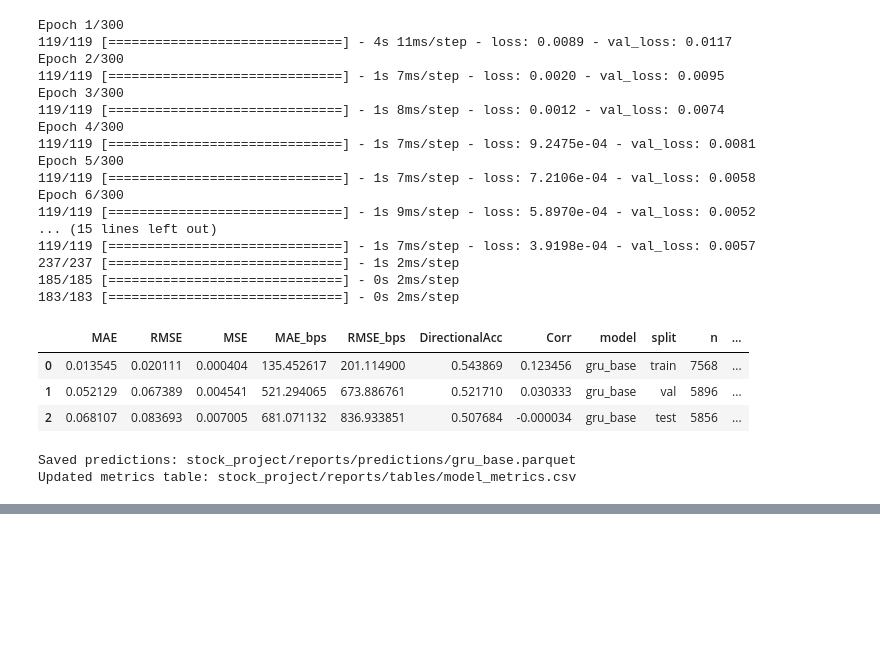
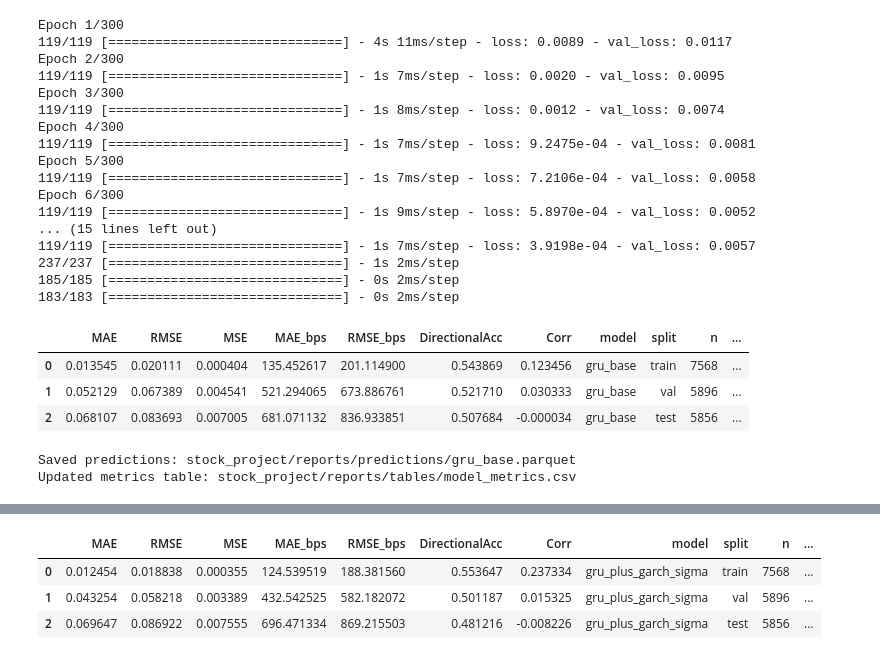
Before and after one commit to RichelCode/Final_Stock_Analysis, a Jupyter notebook: stock_market_final.ipynb, the cells around one changed output, grey strips where cells are left out. Cells and saved outputs as stored; diff of their text form; code cells hidden in the pictures; blank space fills up the shorter version.

Commit message:
Garch + GRU

```diff
--- a/stock_market_final.ipynb
+++ b/stock_market_final.ipynb
@@ -2514,0 +2545,87 @@ Updated metrics table: stock_project/reports/tables/model_metrics.csv
+# %%
+MODEL_NAME = "gru_plus_garch_sigma"
+
+# New feature set includes GARCH sigma
+NUM_FEATURES = num_features_plus_garch_sigma
+
+# Refit scaler on TRAIN numeric features only (because feature set changed)
+scaler = StandardScaler()
+scaler.fit(train_df_seq[NUM_FEATURES])
+
+# Rebuild sequences
+X_train, y_train, meta_train = make_sequences(train_df_seq, SEQ_LEN)
+X_val,   y_val,   meta_val   = make_sequences(val_df_seq, SEQ_LEN)
+X_test,  y_test,  meta_test  = make_sequences(test_df_seq, SEQ_LEN)
+
+print("Hybrid X_train:", X_train.shape)
+
+# Build same architecture
+n_features_total = X_train.shape[2]
+model = keras.Sequential([
+    layers.Input(shape=(SEQ_LEN, n_features_total)),
+    layers.GRU(32, dropout=0.1),
+    layers.Dense(16, activation="relu"),
+    layers.Dense(1)
+])
+
+model.compile(
+    optimizer=keras.optimizers.Adam(learning_rate=1e-3),
+    loss="mse"
+)
+
+callbacks = [
+    keras.callbacks.EarlyStopping(monitor="val_loss", patience=5, restore_best_weights=True)
+]
+
+history = model.fit(
+    X_train, y_train,
+    validation_data=(X_val, y_val),
+    epochs=300,
+    batch_size=64,
+    callbacks=callbacks,
+    verbose=1
+)
+
+# Predict
+pred_train = model.predict(X_train).reshape(-1)
+pred_val   = model.predict(X_val).reshape(-1)
+pred_test  = model.predict(X_test).reshape(-1)
+
+# Prediction frames
+pred_df = pd.concat([
+    pd.DataFrame({
+        "Date": meta_train["Date"].values,
+        "target_date": meta_train["target_date"].values,
+        "Ticker": meta_train["Ticker"].values,
+        "split": meta_train["split"].values,
+        "model": MODEL_NAME,
+        "y_true": y_train,
+        "y_pred": pred_train,
+    }),
+    pd.DataFrame({
+        "Date": meta_val["Date"].values,
+        "target_date": meta_val["target_date"].values,
+        "Ticker": meta_val["Ticker"].values,
+        "split": meta_val["split"].values,
+        "model": MODEL_NAME,
+        "y_true": y_val,
+        "y_pred": pred_val,
+    }),
+    pd.DataFrame({
+        "Date": meta_test["Date"].values,
+        "target_date": meta_test["target_date"].values,
+        "Ticker": meta_test["Ticker"].values,
+        "split": meta_test["split"].values,
+        "model": MODEL_NAME,
+        "y_true": y_test,
+        "y_pred": pred_test,
+    }),
+], ignore_index=True)
+
+pred_df["residual"] = pred_df["y_true"] - pred_df["y_pred"]
+
+metrics_df = evaluate_predictions(pred_df, MODEL_NAME, baseline_mse_by_split=BASELINE_MSE_BY_SPLIT)
+display(metrics_df)
+
+save_predictions_and_metrics(pred_df, metrics_df, MODEL_NAME)
+# %% [output]
@@ -2514,0 +2649,4 @@ Updated metrics table: stock_project/reports/tables/model_metrics.csv
+|  | MAE | RMSE | MSE | MAE_bps | RMSE_bps | DirectionalAcc | Corr | model | split | n | ... |
+| 0 | 0.012454 | 0.018838 | 0.000355 | 124.539519 | 188.381560 | 0.553647 | 0.237334 | gru_plus_garch_sigma | train | 7568 | ... |
+| 1 | 0.043254 | 0.058218 | 0.003389 | 432.542525 | 582.182072 | 0.501187 | 0.015325 | gru_plus_garch_sigma | val | 5896 | ... |
+| 2 | 0.069647 | 0.086922 | 0.007555 | 696.471334 | 869.215503 | 0.481216 | -0.008226 | gru_plus_garch_sigma | test | 5856 | ... |
```
Also changed, not shown: parts of 3 cells of this notebook, 3 other files.
